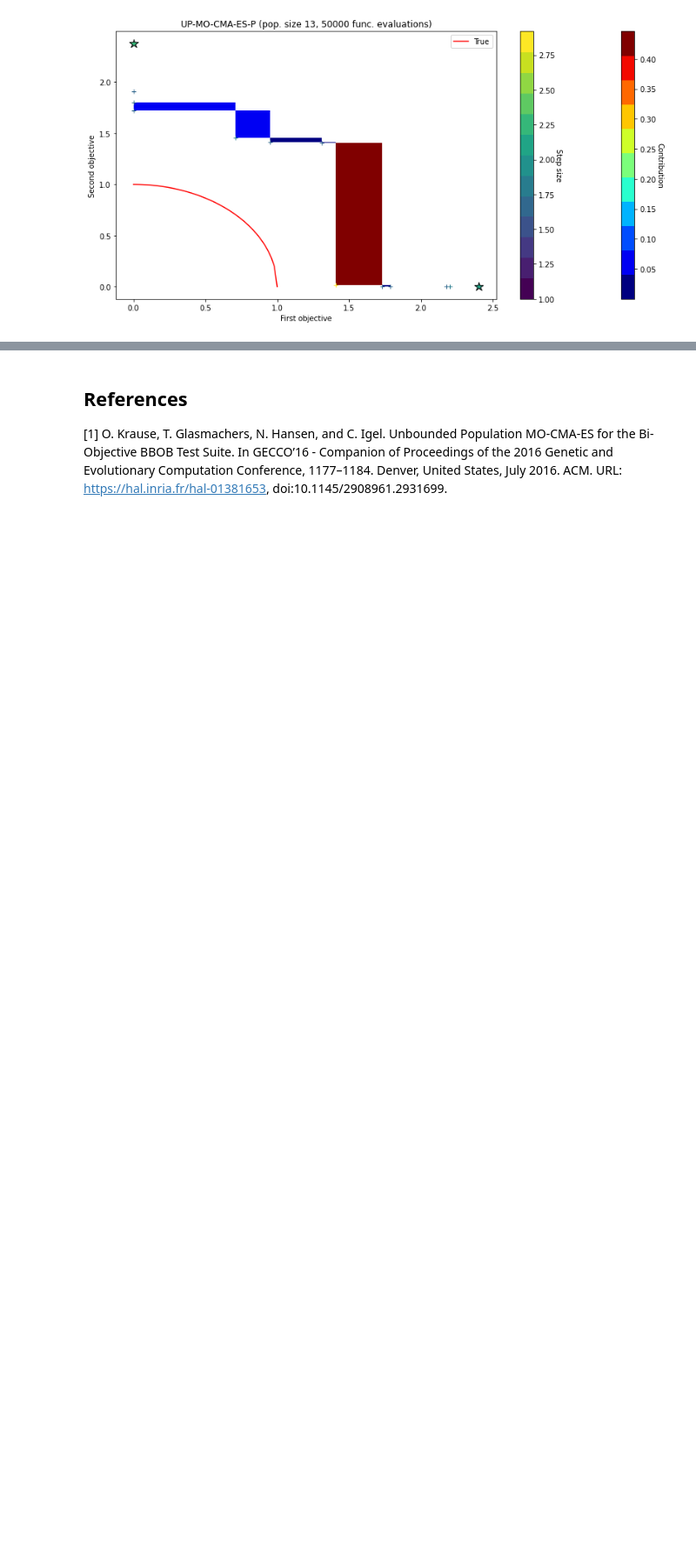
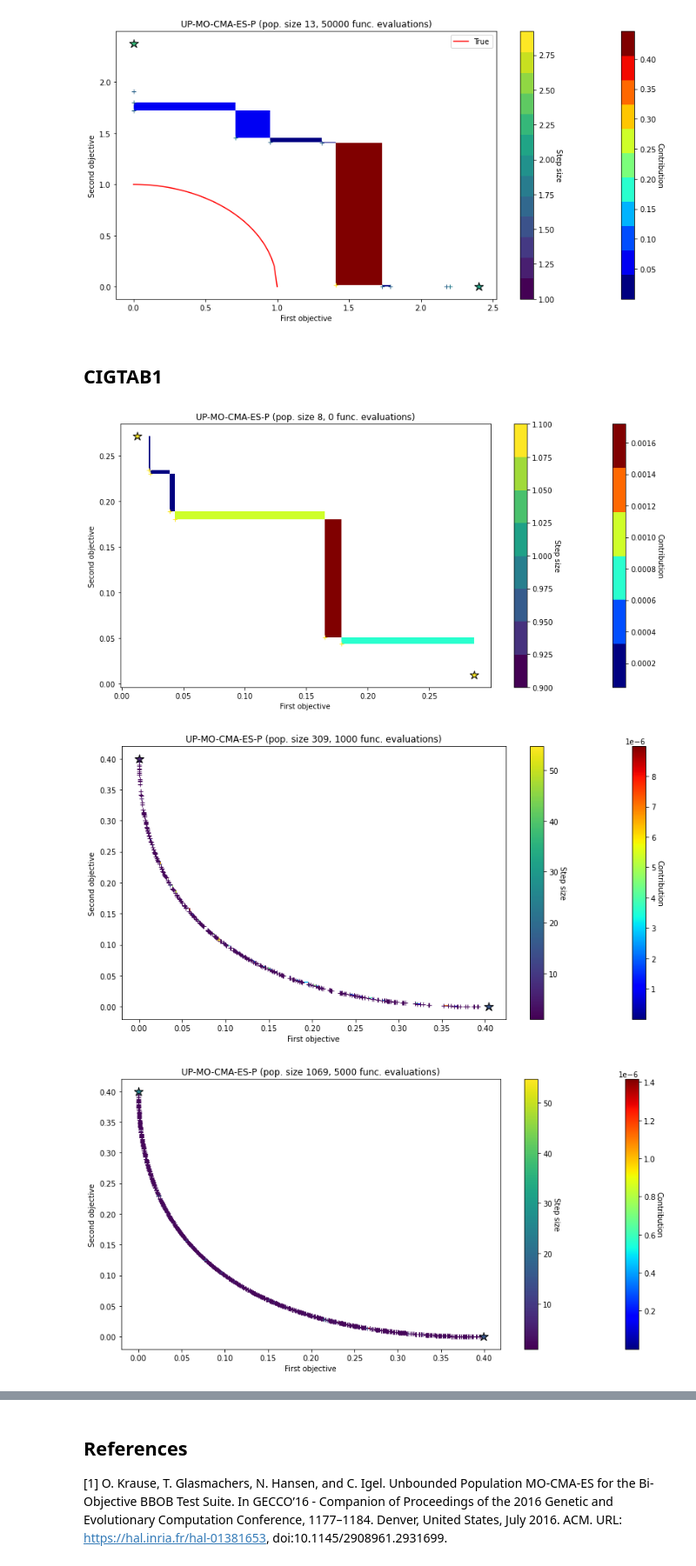
Before and after one commit to pocs-anguilla/anguilla, a Jupyter notebook: notebooks/experiments/upmocma/walkthrough.ipynb, the cells around one changed output, grey strips where cells are left out. Shown at 87% size. Drawn from its saved outputs; the diff is of its cells as text; code cells hidden in the pictures; blank space fills up the shorter version.

Commit message:
New fixes (#35)
* Fix shape handling
* Add CIGTAB1 example
* Add seed as parameter

```diff
--- a/notebooks/experiments/upmocma/walkthrough.ipynb
+++ b/notebooks/experiments/upmocma/walkthrough.ipynb
@@ -74,7 +74,8 @@ def contributions_plot(optimizer: UPMOCMA, fn: Optional[ObjectiveFunction]=None,
     cbar.set_label('Step size', rotation=270, labelpad=10)
     if new_point is not None:
         axs.plot(new_point[0], new_point[1], color="green", label="New point", marker="P", zorder=4)
-    axs.legend()
+    if fn.has_known_pareto_front:
+        axs.legend()
     axs.set_title("{} (pop. size {}, {} func. evaluations)".format(
         optimizer.qualified_name,
         optimizer._population.size,
@@ -91,12 +92,14 @@ print("Seed: ", seed)
 # %% [output]
 Seed:  43724437
 # %%
-def run_and_plot(fn_cls, seed, plot_at=[]):
+def run_and_plot(fn_cls, seed, fn_kwargs=None, plot_at=[]):
     if not plot_at:
         plot_at = [0]
     rng = np.random.default_rng(seed)
+    if fn_kwargs is None:
+        fn_kwargs = {}
     D = 10
-    fn = fn_cls(D, rng=rng)
+    fn = fn_cls(D, rng=rng, **fn_kwargs)
     initial_points = fn.random_points(D)
     initial_fitness = fn(initial_points)
     optimizer = UPMOCMA(initial_points, initial_fitness, rng=rng, max_evaluations=max(plot_at))
@@ -132,3 +135,11 @@ fig = run_and_plot(benchmark.DTLZ2, seed, plot_at=[1000, 5000, 10000, 50000])
 [figure]
 [figure]
 [figure]
+# %% [markdown]
+## CIGTAB1
+# %%
+fig = run_and_plot(benchmark.CIGTAB1, seed, plot_at=[1000, 5000, 10000, 50000])
+# %% [output]
+[figure, added]
+[figure, added]
+[figure, added]
```
Also changed, not shown: parts of 1 cell of this notebook, 2 other files.
